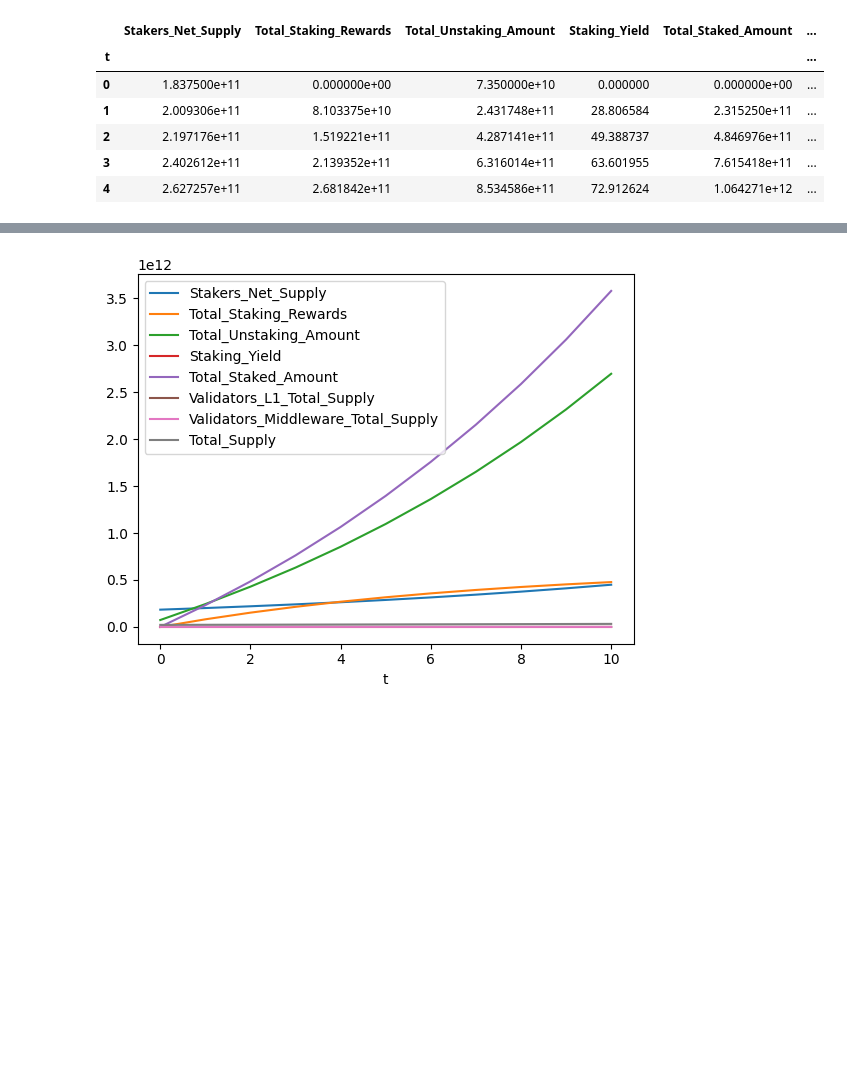
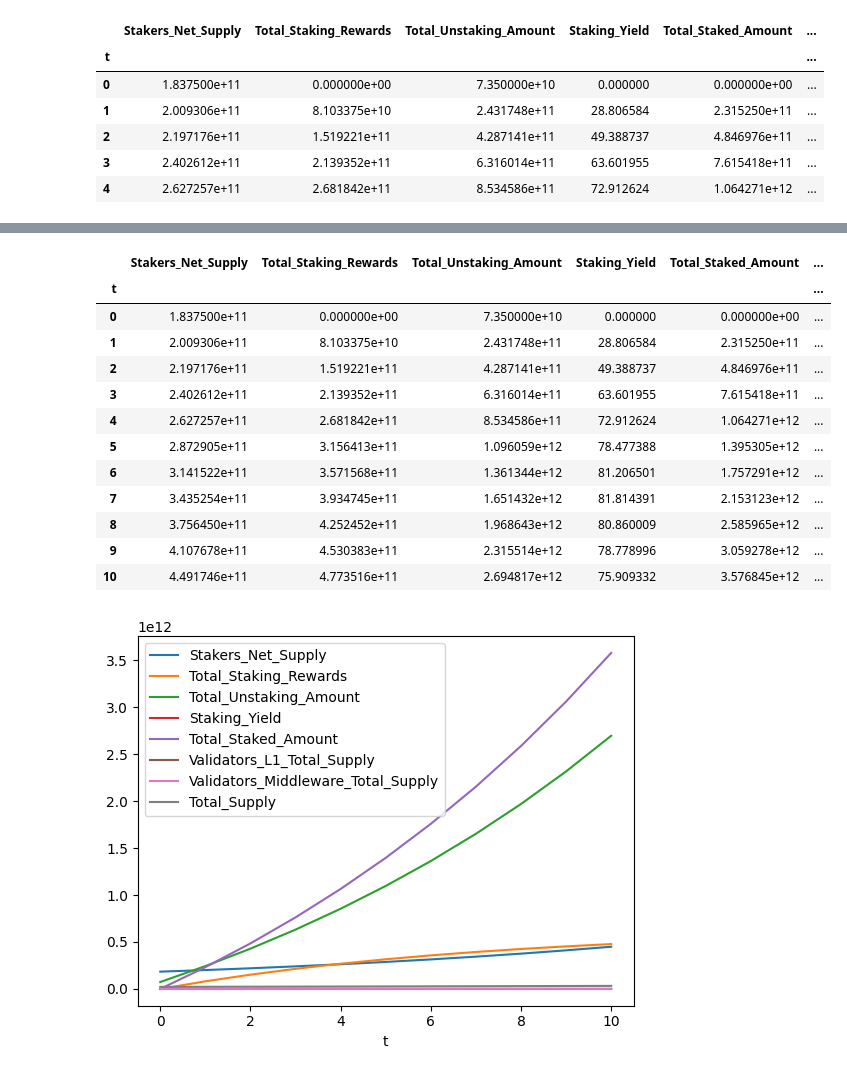
Before and after one commit to Zanyy2k/Babylon_Case_study, a Jupyter notebook: experiment/Babylon_case_study_template.ipynb, the cells around one changed output, grey strips where cells are left out. Saved outputs shown, nothing was run; the diff lists cells and outputs as text; code cells hidden in the pictures; blank space fills up the shorter version.

```diff
--- a/experiment/Babylon_case_study_template.ipynb
+++ b/experiment/Babylon_case_study_template.ipynb
@@ -264,0 +301,12 @@ results.variables.OHM.head()
+# %%
+# Create and run the model for 10 years with bull market
+simulation_duration = 10
+market_condition = 'bear'
+
+parameters = {
+    'economic_outlook_scenarios': market_condition,
+    'steps': simulation_duration
+}
+
+model = OHM(parameters)
+bear_results = model.run()
@@ -265,3 +324,19 @@ results.variables.OHM.head()
+# %%
+bear_results.variables.OHM
+# %% [output]
+|  | Stakers_Net_Supply | Total_Staking_Rewards | Total_Unstaking_Amount | Staking_Yield | Total_Staked_Amount | ... |
+| t |  |  |  |  |  | ... |
+| 0 | 1.837500e+11 | 0.000000e+00 | 7.350000e+10 | 0.000000 | 0.000000e+00 | ... |
+| 1 | 2.009306e+11 | 8.103375e+10 | 2.431748e+11 | 28.806584 | 2.315250e+11 | ... |
+| 2 | 2.197176e+11 | 1.519221e+11 | 4.287141e+11 | 49.388737 | 4.846976e+11 | ... |
+| 3 | 2.402612e+11 | 2.139352e+11 | 6.316014e+11 | 63.601955 | 7.615418e+11 | ... |
+| 4 | 2.627257e+11 | 2.681842e+11 | 8.534586e+11 | 72.912624 | 1.064271e+12 | ... |
+| 5 | 2.872905e+11 | 3.156413e+11 | 1.096059e+12 | 78.477388 | 1.395305e+12 | ... |
+| 6 | 3.141522e+11 | 3.571568e+11 | 1.361344e+12 | 81.206501 | 1.757291e+12 | ... |
+| 7 | 3.435254e+11 | 3.934745e+11 | 1.651432e+12 | 81.814391 | 2.153123e+12 | ... |
+| 8 | 3.756450e+11 | 4.252452e+11 | 1.968643e+12 | 80.860009 | 2.585965e+12 | ... |
+| 9 | 4.107678e+11 | 4.530383e+11 | 2.315514e+12 | 78.778996 | 3.059278e+12 | ... |
+| 10 | 4.491746e+11 | 4.773516e+11 | 2.694817e+12 | 75.909332 | 3.576845e+12 | ... |
 # %%
 data = results.variables.OHM
 ax = data.plot()
```
Also changed, not shown: parts of 15 cells of this notebook, 1 other file.
